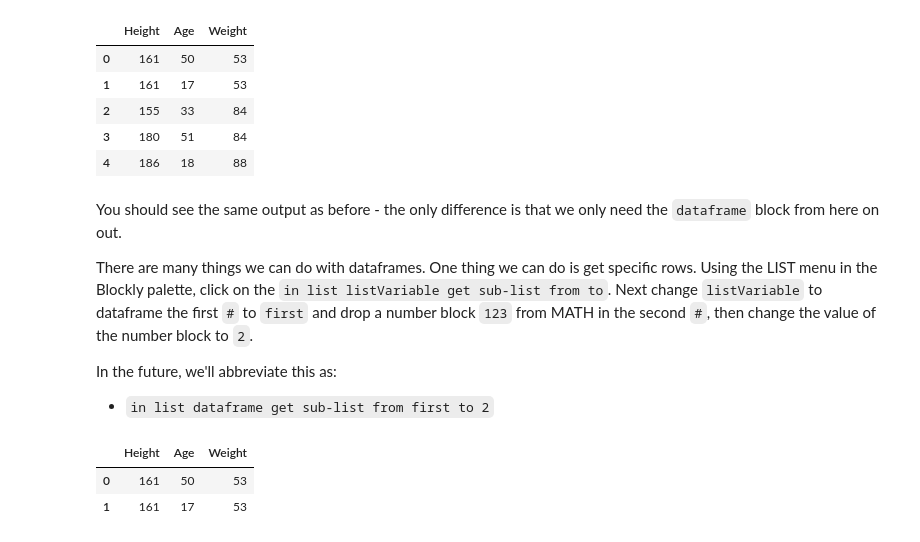
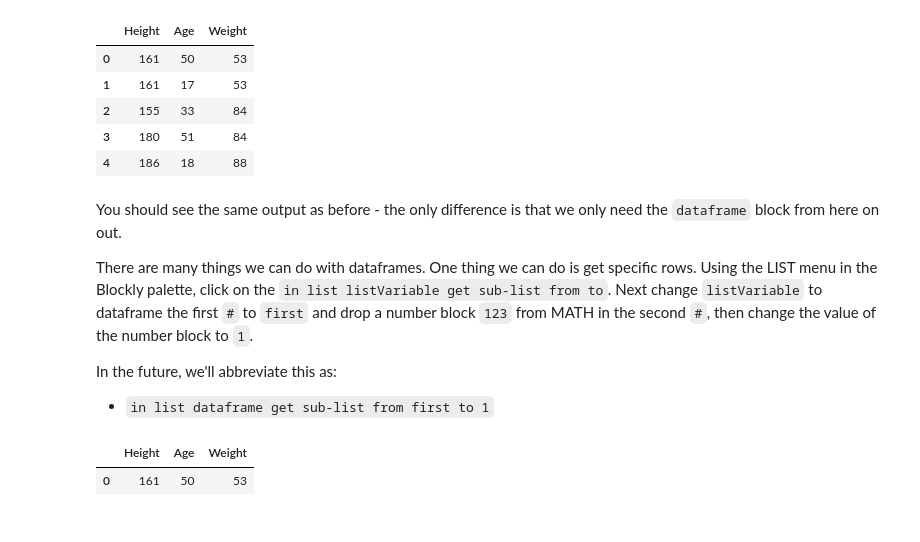
Before and after one commit to memphis-iis/datawhys-content-notebooks-python, a Jupyter notebook: Data-science-and-the-nature-of-data.ipynb, the cells around one changed output. Drawn from its saved outputs; the diff is of its cells as text; code cells hidden in the pictures.

```diff
--- a/Data-science-and-the-nature-of-data.ipynb
+++ b/Data-science-and-the-nature-of-data.ipynb
@@ -480,16 +480,15 @@ You should see the same output as before - the only difference is that we only n
 There are many things we can do with dataframes.
 One thing we can do is get specific rows.
 Using the LIST menu in the Blockly palette, click on the `in list listVariable get sub-list from to`.
-Next change `listVariable` to dataframe the first `#` to `first` and drop a number block `123` from MATH in the second `#`, then change the value of the number block to `2`.
+Next change `listVariable` to dataframe the first `#` to `first` and drop a number block `123` from MATH in the second `#`, then change the value of the number block to `1`.
 
 In the future, we'll abbreviate this as:
 
-- `in list dataframe get sub-list from first to 2`
+- `in list dataframe get sub-list from first to 1`
 # %%
-dataframe[ : 2]
+dataframe[ : 1]
 
-#<xml xmlns="https://developers.google.com/blockly/xml"><variables><variable id="t[n^Fcp7,s93E17ZZ9J6">dataframe</variable></variables><block type="lists_getSublist" id="5hFiqAq|QPxp%Xc:h/@A" x="8" y="518"><mutation at1="false" at2="true"></mutation><field name="WHERE1">FIRST</field><field name="WHERE2">FROM_START</field><value name="LIST"><block type="variables_get" id="Y`nWHnCXvg4!GpZ![Z8S"><field name="VAR" id="t[n^Fcp7,s93E17ZZ9J6">dataframe</field></block></value><value name="AT2"><block type="math_number" id="D1[i#!$i}_h;`?.h;x*w"><field name="NUM">2</field></block></value></block></xml>
+#<xml xmlns="https://developers.google.com/blockly/xml"><variables><variable id="t[n^Fcp7,s93E17ZZ9J6">dataframe</variable></variables><block type="lists_getSublist" id="5hFiqAq|QPxp%Xc:h/@A" x="8" y="518"><mutation at1="false" at2="true"></mutation><field name="WHERE1">FIRST</field><field name="WHERE2">FROM_START</field><value name="LIST"><block type="variables_get" id="Y`nWHnCXvg4!GpZ![Z8S"><field name="VAR" id="t[n^Fcp7,s93E17ZZ9J6">dataframe</field></block></value><value name="AT2"><block type="math_number" id="D1[i#!$i}_h;`?.h;x*w"><field name="NUM">1</field></block></value></block></xml>
 # %% [output]
 |  | Height | Age | Weight |
 | 0 | 161 | 50 | 53 |
-| 1 | 161 | 17 | 53 |
```
Also changed, not shown: parts of 19 cells of this notebook.
